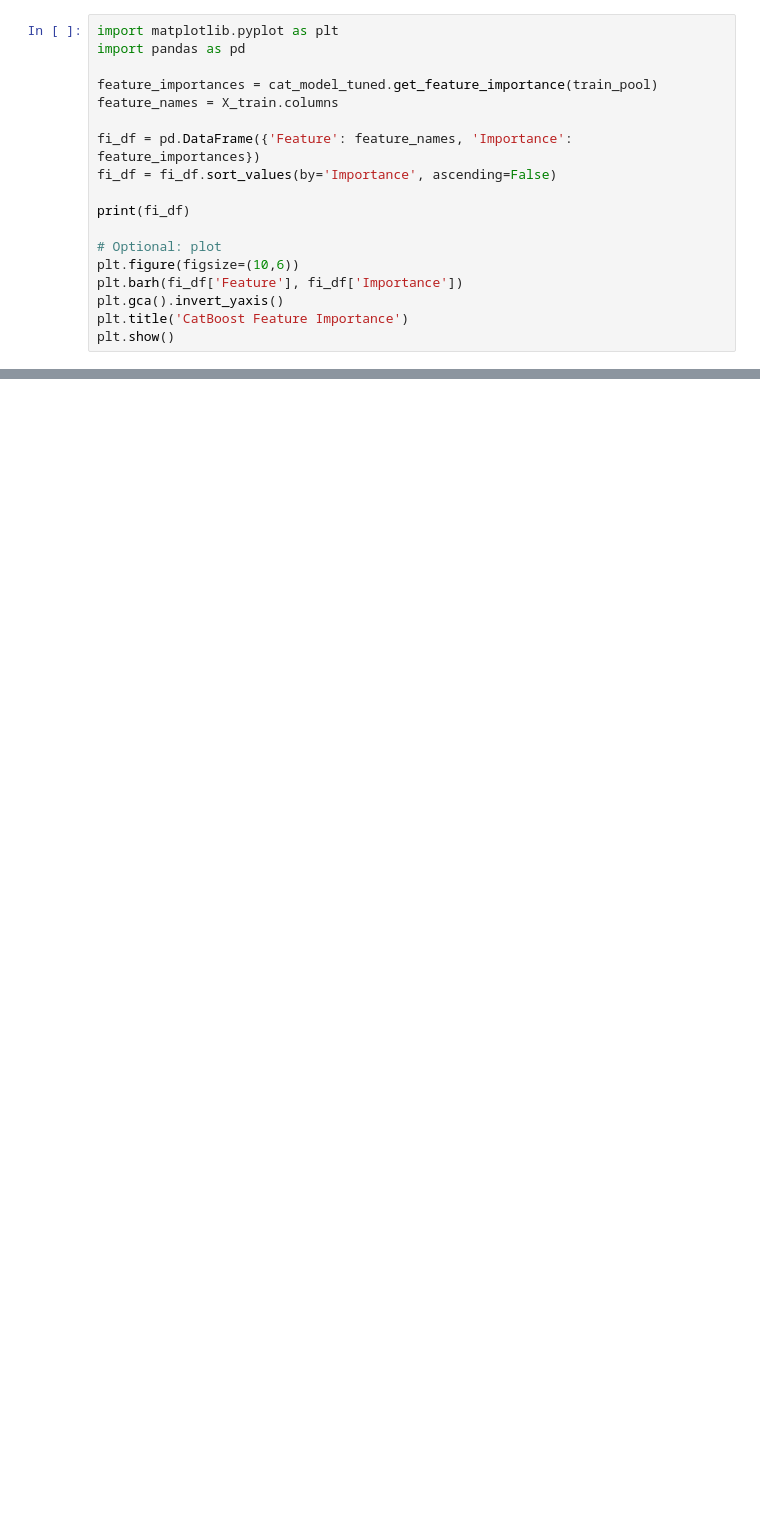
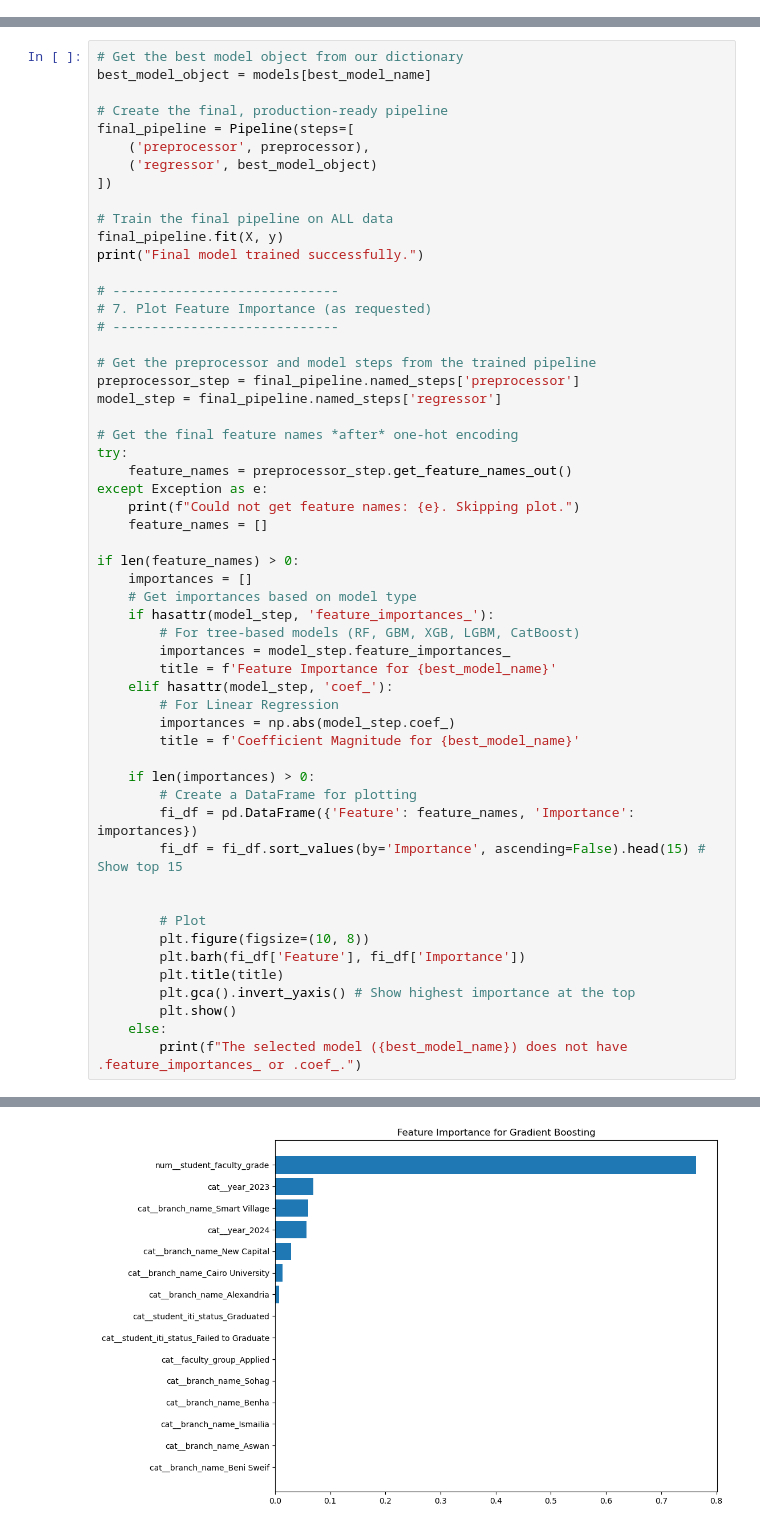
Before and after one commit to Ahmed-Arab95734/Graduation-Project-ITI-Examination-System, a Jupyter notebook: Streamlit App/Grade_model.ipynb, the cells around one changed output, grey strips where cells are left out. Drawn from its saved outputs; the diff is of its cells as text; blank space fills up the shorter version.

```diff
--- a/Streamlit App/Grade_model.ipynb
+++ b/Streamlit App/Grade_model.ipynb
@@ -152,18 +176,0 @@ weighted avg       0.62      0.64      0.63      2580
-# %%
-import matplotlib.pyplot as plt
-import pandas as pd
-
-feature_importances = cat_model_tuned.get_feature_importance(train_pool)
-feature_names = X_train.columns
-
-fi_df = pd.DataFrame({'Feature': feature_names, 'Importance': feature_importances})
-fi_df = fi_df.sort_values(by='Importance', ascending=False)
-
-print(fi_df)
-
-# Optional: plot
-plt.figure(figsize=(10,6))
-plt.barh(fi_df['Feature'], fi_df['Importance'])
-plt.gca().invert_yaxis()
-plt.title('CatBoost Feature Importance')
-plt.show()
@@ -176,0 +233,56 @@ plt.show()
+# %%
+# Get the best model object from our dictionary
+best_model_object = models[best_model_name]
+
+# Create the final, production-ready pipeline
+final_pipeline = Pipeline(steps=[
+    ('preprocessor', preprocessor),
+    ('regressor', best_model_object)
+])
+
+# Train the final pipeline on ALL data
+final_pipeline.fit(X, y)
+print("Final model trained successfully.")
+
+# -----------------------------
+# 7. Plot Feature Importance (as requested)
+# -----------------------------
+
+# Get the preprocessor and model steps from the trained pipeline
+preprocessor_step = final_pipeline.named_steps['preprocessor']
+model_step = final_pipeline.named_steps['regressor']
+
+# Get the final feature names *after* one-hot encoding
+try:
+    feature_names = preprocessor_step.get_feature_names_out()
+except Exception as e:
+    print(f"Could not get feature names: {e}. Skipping plot.")
+    feature_names = []
+
+if len(feature_names) > 0:
+    importances = []
+    # Get importances based on model type
+    if hasattr(model_step, 'feature_importances_'):
+        # For tree-based models (RF, GBM, XGB, LGBM, CatBoost)
+        importances = model_step.feature_importances_
+        title = f'Feature Importance for {best_model_name}'
+    elif hasattr(model_step, 'coef_'):
+        # For Linear Regression
+        importances = np.abs(model_step.coef_)
+        title = f'Coefficient Magnitude for {best_model_name}'
+
+    if len(importances) > 0:
+        # Create a DataFrame for plotting
+        fi_df = pd.DataFrame({'Feature': feature_names, 'Importance': importances})
+        fi_df = fi_df.sort_values(by='Importance', ascending=False).head(15) # Show top 15
+
+
+        # Plot
+        plt.figure(figsize=(10, 8))
+        plt.barh(fi_df['Feature'], fi_df['Importance'])
+        plt.title(title)
+        plt.gca().invert_yaxis() # Show highest importance at the top
+        plt.show()
+    else:
+        print(f"The selected model ({best_model_name}) does not have .feature_importances_ or .coef_.")
+# %% [output]
@@ -177 +290,2 @@ plt.show()
+[figure, added]
 # %%
```
Also changed, not shown: parts of 13 cells of this notebook, 7 other files.
